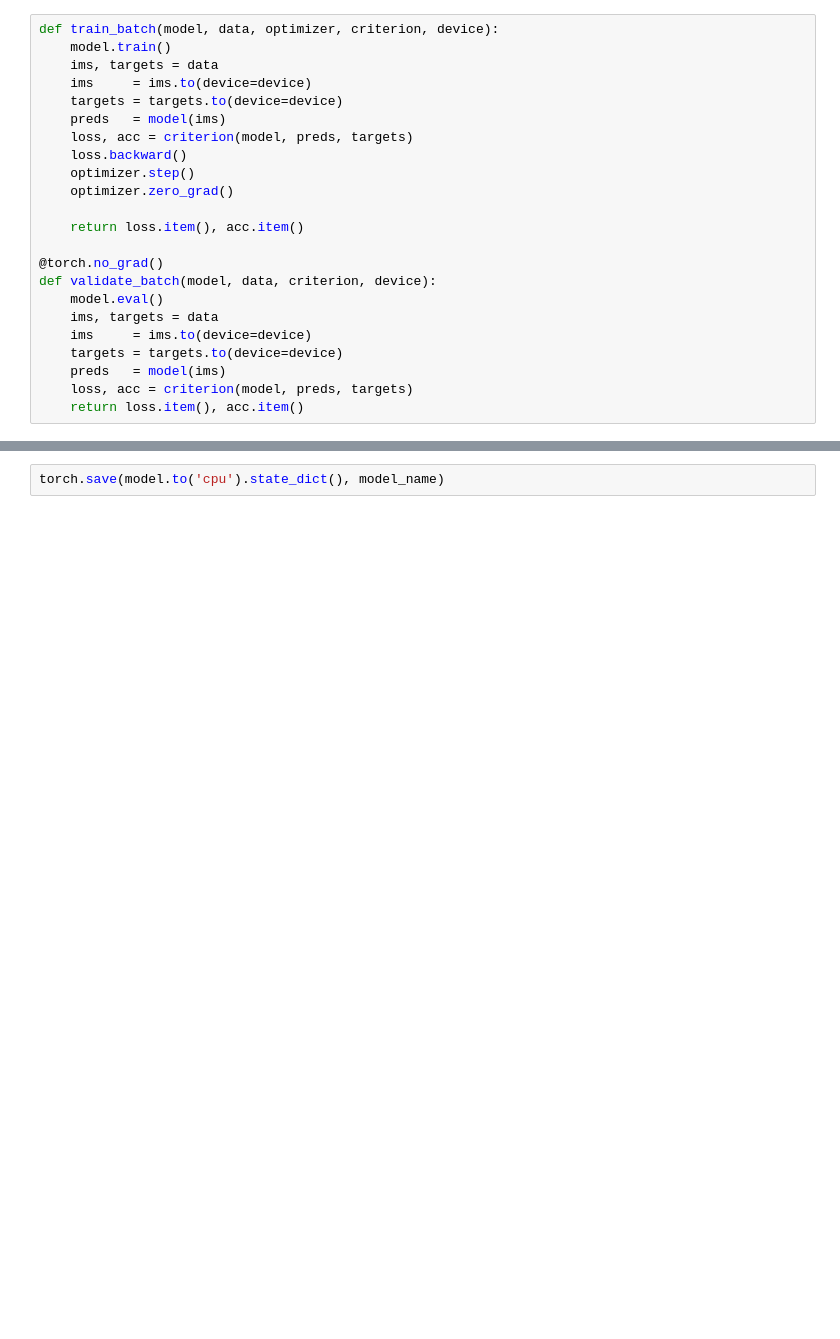
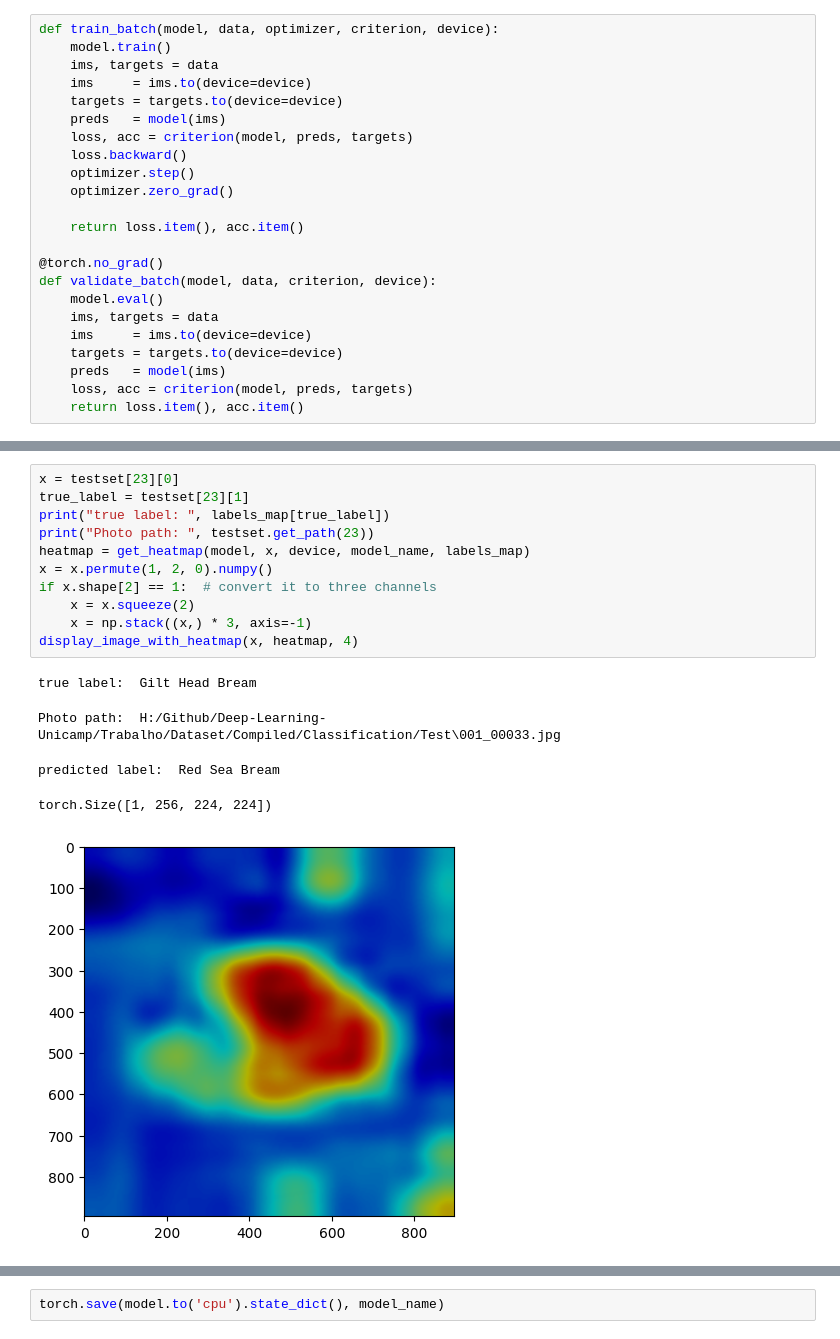
Before and after one commit to GabrielBG0/Deep-Learning-Unicamp, a Jupyter notebook: Trabalho/Notebooks/Custom CNN.ipynb, the cells around one changed output, grey strips where cells are left out. Drawn from its saved outputs; the diff is of its cells as text; blank space fills up the shorter version.

```diff
--- a/Trabalho/Notebooks/Custom CNN.ipynb
+++ b/Trabalho/Notebooks/Custom CNN.ipynb
@@ -391,0 +433,17 @@ torch.Size([1, 256, 224, 224])
+# %%
+x = testset[23][0]
+true_label = testset[23][1]
+print("true label: ", labels_map[true_label])
+print("Photo path: ", testset.get_path(23))
+heatmap = get_heatmap(model, x, device, model_name, labels_map)
+x = x.permute(1, 2, 0).numpy()
+if x.shape[2] == 1:  # convert it to three channels
+    x = x.squeeze(2)
+    x = np.stack((x,) * 3, axis=-1)
+display_image_with_heatmap(x, heatmap, 4)
+# %% [output]
+true label:  Gilt Head Bream
+Photo path:  H:/Github/Deep-Learning-Unicamp/Trabalho/Dataset/Compiled/Classification/Test\001_00033.jpg
+predicted label:  Red Sea Bream
+torch.Size([1, 256, 224, 224])
+[figure, added]
```
Also changed, not shown: parts of 11 cells of this notebook, 6 other files.
